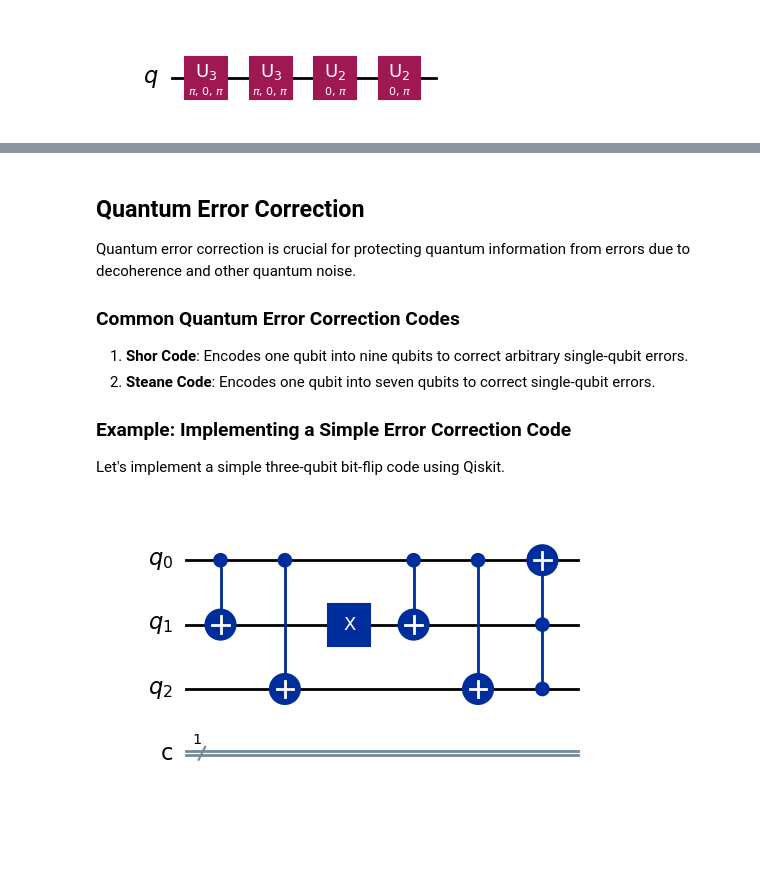
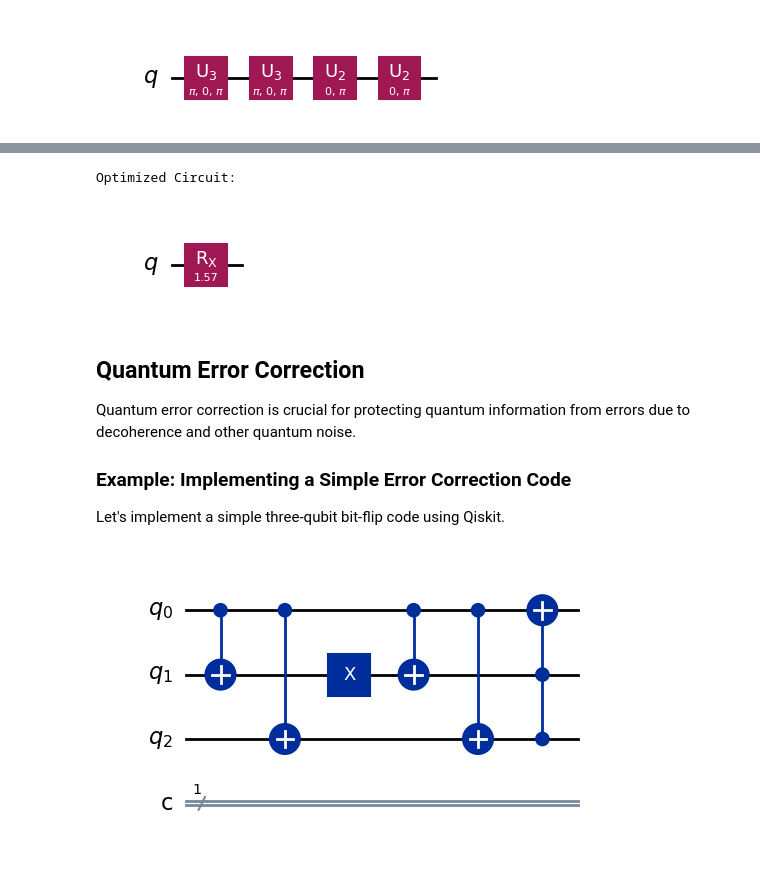
Before and after one commit to lrmulkayhee/quantum_computing_research, a Jupyter notebook: notebooks/advanced_quantum_circuitry.ipynb, the cells around one changed output, grey strips where cells are left out. Cells and saved outputs as stored; diff of their text form; code cells hidden in the pictures; blank space fills up the shorter version.

```diff
--- a/notebooks/advanced_quantum_circuitry.ipynb
+++ b/notebooks/advanced_quantum_circuitry.ipynb
@@ -47,13 +95,19 @@ Optimized Circuit:
+# %%
+# Optimize the circuit by rewriting it using different gates
+optimized_qc = QuantumCircuit(1)
+optimized_qc.rx(3.14159/2, 0)  # Replace H-S-H with a single Rx(pi/2) gate
+
+# Visualize the optimized circuit
+print("Optimized Circuit:")
+optimized_qc.draw('mpl')
+# %% [output]
+Optimized Circuit:
+[figure, added]
 # %% [markdown]
 ## Quantum Error Correction
 
 Quantum error correction is crucial for protecting quantum information from errors due to decoherence and other quantum noise.
 
-### Common Quantum Error Correction Codes
-
-1. **Shor Code**: Encodes one qubit into nine qubits to correct arbitrary single-qubit errors.
-2. **Steane Code**: Encodes one qubit into seven qubits to correct single-qubit errors.
-
 ### Example: Implementing a Simple Error Correction Code
 
 Let's implement a simple three-qubit bit-flip code using Qiskit.
```
Also changed, not shown: parts of 24 cells of this notebook.
